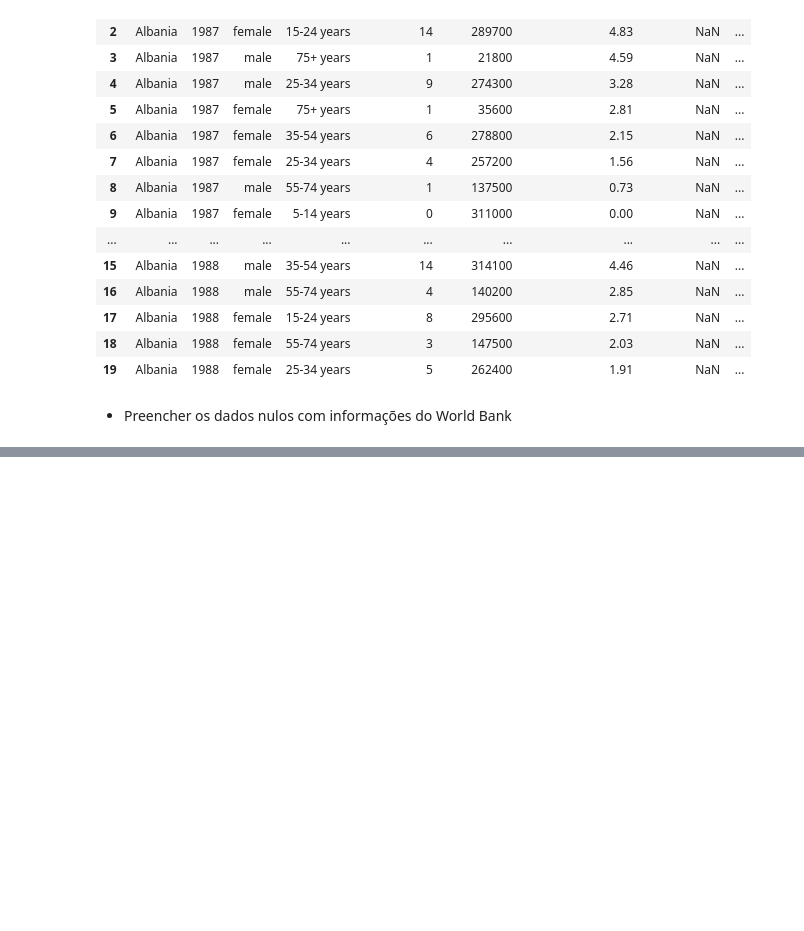
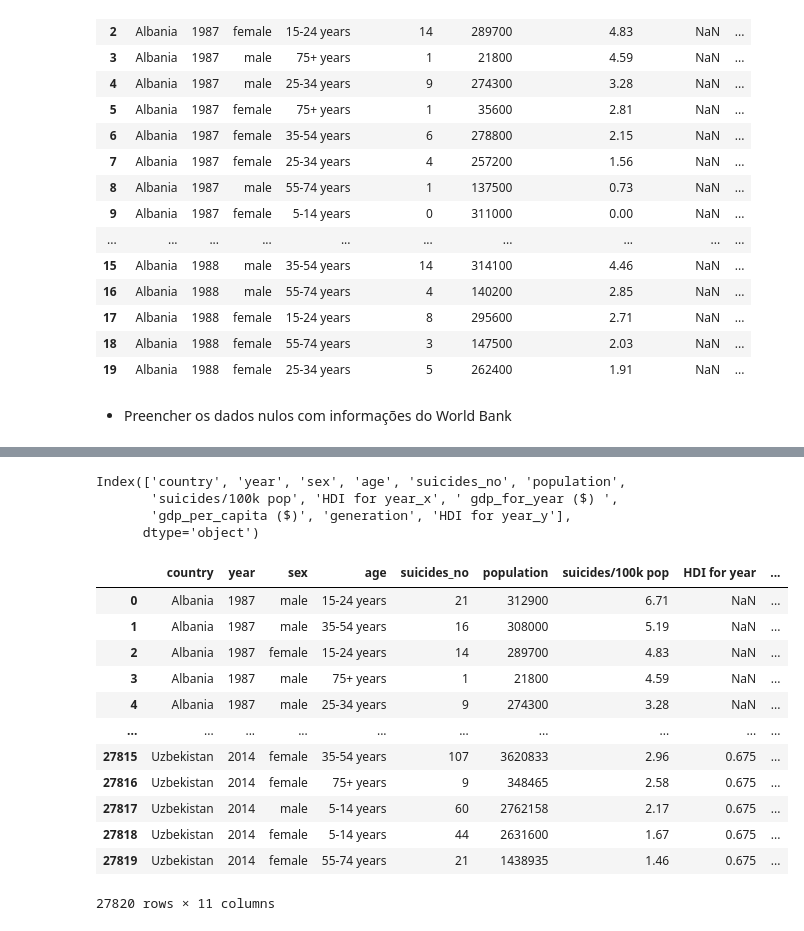
Before and after one commit to Rabittencourt/suicide_rate, a Jupyter notebook: notebook.ipynb, the cells around one changed output, grey strips where cells are left out. Saved outputs shown, nothing was run; the diff lists cells and outputs as text; code cells hidden in the pictures; blank space fills up the shorter version.

Commit message:
Adicionando o dataset de HDR geral. Criada função para puxar os dados de HDI e carregá-los no dataset principal.

```diff
--- a/notebook.ipynb
+++ b/notebook.ipynb
@@ -152,3 +152,6 @@ for index, row in df[df['HDI for year'].isnull()].iterrows():
 
     if gdp_value:
         df.at[index, 'HDI for year'] = gdp_value  # Preenche o valor nulo com o PIB
+# %%
+hdr = pd.read_csv('./dataset/HDR.csv')
+hdr.head()
@@ -154,0 +166,6 @@ for index, row in df[df['HDI for year'].isnull()].iterrows():
+# %%
+hdr_dropped = hdr.drop(columns=['hdicode','region','hdi_rank_2022','iso3'])
+hdr_final = hdr_dropped.drop(hdr_dropped.columns[34:],axis=1)
+hdr_final.columns = hdr_final.columns.str.replace('hdi_','',regex=False)
+hdr_final.reset_index()
+hdr_final.head()
@@ -154,0 +180,30 @@ for index, row in df[df['HDI for year'].isnull()].iterrows():
+# %%
+hdr_final_melted = hdr_final.melt(id_vars='country',var_name='year',value_name='HDI for year')
+hdr_final_melted['year'] = hdr_final_melted['year'].astype(int)
+# %%
+merged_df = df.merge(hdr_final_melted,on=['country', 'year'],how='left')
+
+print(merged_df.columns)
+
+df['HDI for year'] = merged_df['HDI for year_x'].combine_first(merged_df['HDI for year_y'])
+# %% [output]
+Index(['country', 'year', 'sex', 'age', 'suicides_no', 'population',
+       'suicides/100k pop', 'HDI for year_x', ' gdp_for_year ($) ',
+       'gdp_per_capita ($)', 'generation', 'HDI for year_y'],
+      dtype='object')
+# %%
+df
+# %% [output]
+|  | country | year | sex | age | suicides_no | population | suicides/100k pop | HDI for year | ... |
+| 0 | Albania | 1987 | male | 15-24 years | 21 | 312900 | 6.71 | NaN | ... |
+| 1 | Albania | 1987 | male | 35-54 years | 16 | 308000 | 5.19 | NaN | ... |
+| 2 | Albania | 1987 | female | 15-24 years | 14 | 289700 | 4.83 | NaN | ... |
+| 3 | Albania | 1987 | male | 75+ years | 1 | 21800 | 4.59 | NaN | ... |
+| 4 | Albania | 1987 | male | 25-34 years | 9 | 274300 | 3.28 | NaN | ... |
+| ... | ... | ... | ... | ... | ... | ... | ... | ... | ... |
+| 27815 | Uzbekistan | 2014 | female | 35-54 years | 107 | 3620833 | 2.96 | 0.675 | ... |
+| 27816 | Uzbekistan | 2014 | female | 75+ years | 9 | 348465 | 2.58 | 0.675 | ... |
+| 27817 | Uzbekistan | 2014 | male | 5-14 years | 60 | 2762158 | 2.17 | 0.675 | ... |
+| 27818 | Uzbekistan | 2014 | female | 5-14 years | 44 | 2631600 | 1.67 | 0.675 | ... |
+| 27819 | Uzbekistan | 2014 | female | 55-74 years | 21 | 1438935 | 1.46 | 0.675 | ... |
+27820 rows × 11 columns
```
Also changed, not shown: parts of 3 cells of this notebook, 1 other file.
